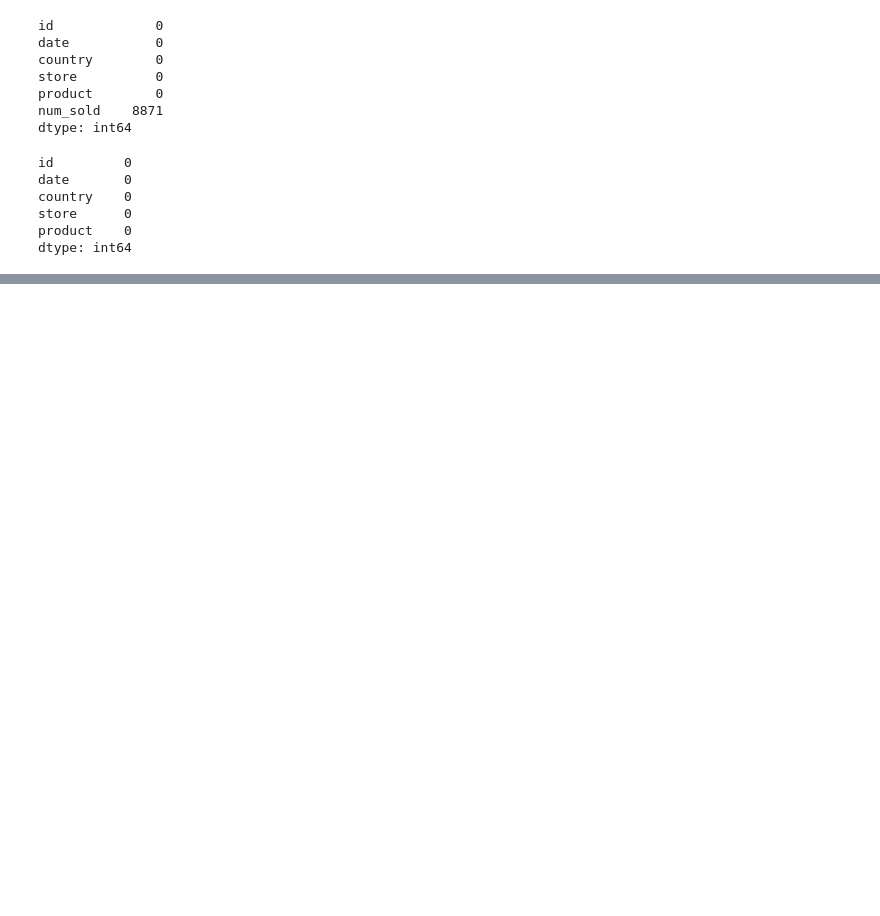
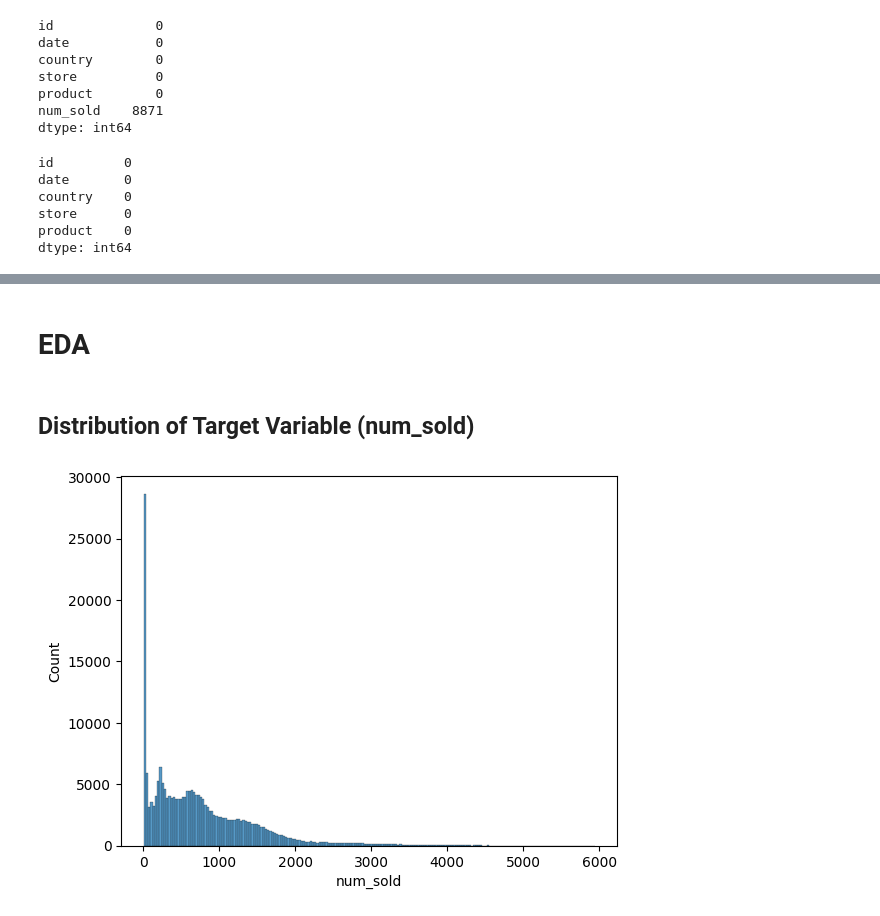
Before and after one commit to Koda98/sticker-sales-forecasting, a Jupyter notebook: notebook.ipynb, the cells around one changed output, grey strips where cells are left out. Cells and saved outputs as stored; diff of their text form; code cells hidden in the pictures; blank space fills up the shorter version.

Commit message:
Added initial findings in data and plots

```diff
--- a/notebook.ipynb
+++ b/notebook.ipynb
@@ -22,0 +116,3 @@ df_test.head()
+# %%
+df_train['date'] = pd.to_datetime(df_train['date'])
+df_test['date'] = pd.to_datetime(df_test['date'])
@@ -41,0 +150,8 @@ dtype: int64
+# %% [markdown]
+# EDA
+# %% [markdown]
+## Distribution of Target Variable (num_sold)
+# %%
+sns.histplot(df_train, x='num_sold');
+# %% [output]
+[figure, added]
```
Also changed, not shown: parts of 19 cells of this notebook.
